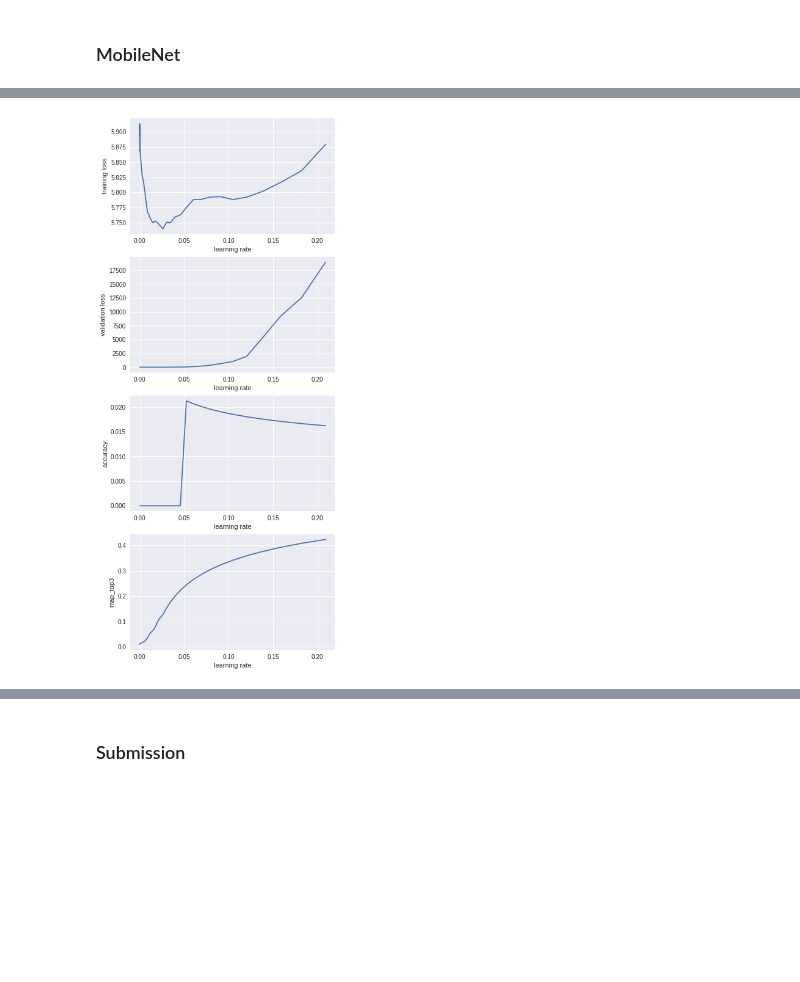
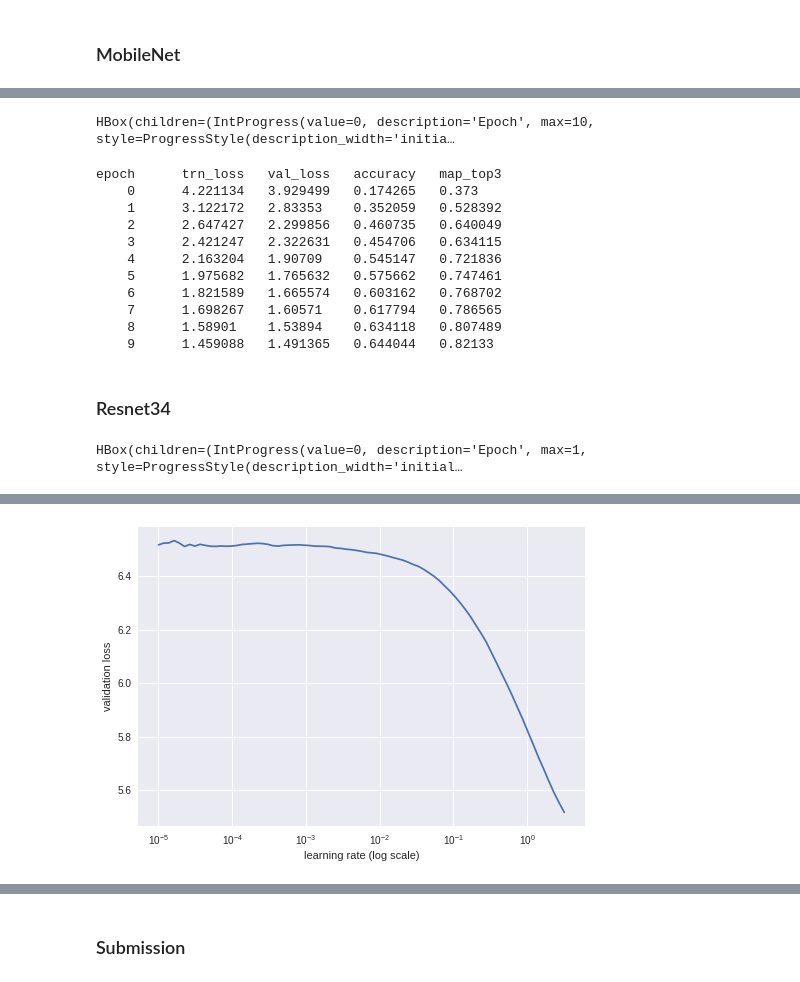
Before and after one commit to alexshuang/quickdraw_doodle_recognition, a Jupyter notebook: QuickDraw_starter.ipynb, the cells around one changed output, grey strips where cells are left out. Cells and saved outputs as stored; diff of their text form; code cells hidden in the pictures; blank space fills up the shorter version.

```diff
--- a/QuickDraw_starter.ipynb
+++ b/QuickDraw_starter.ipynb
@@ -246,0 +261,6 @@ md.c, md.classes[:3]
+# %%
+classes = np.unique(labels)
+# %%
+x_names = np.array(['train/' + o.name for o in fnames])
+test_x_names = np.array(['test/' + o.name for o in test_fnames])
+x_names[:2], test_x_names[:2]
@@ -246,0 +317,15 @@ md.c, md.classes[:3]
+# %%
+arch = resnet34
+bs = 640
+sz = 128
+
+aug_tfms = [
+    RandomFlip(),
+#     RandomRotate(5, p=0.5),
+    RandomLighting(0.05, 0.05)
+]
+
+tfms = tfms_from_model(arch, sz, aug_tfms=aug_tfms, max_zoom=1.05)
+ds = ImageData.get_ds(DrawingDataset, (trn_x, trn_y), (val_x, val_y), tfms, test=test_x_names, path=PATH, classes=classes)
+md = ImageData(PATH, ds, bs, num_workers=8, classes=classes)
+md.c, md.classes[:3]
@@ -306,4 +430,27 @@ learn.metrics = [accuracy, map_top3]
+# %%
+lr = 8e-2
+learn.fit(lr, 1, cycle_len=10, use_clr=(20, 10))
+learn.save(mn)
+# %% [output]
+HBox(children=(IntProgress(value=0, description='Epoch', max=10, style=ProgressStyle(description_width='initia…
+epoch      trn_loss   val_loss   accuracy   map_top3
+    0      4.221134   3.929499   0.174265   0.373
+    1      3.122172   2.83353    0.352059   0.528392
+    2      2.647427   2.299856   0.460735   0.640049
+    3      2.421247   2.322631   0.454706   0.634115
+    4      2.163204   1.90709    0.545147   0.721836
+    5      1.975682   1.765632   0.575662   0.747461
+    6      1.821589   1.665574   0.603162   0.768702
+    7      1.698267   1.60571    0.617794   0.786565
+    8      1.58901    1.53894    0.634118   0.807489
+    9      1.459088   1.491365   0.644044   0.82133
+# %% [markdown]
+### Resnet34
+# %%
+models = ConvnetBuilder(arch, len(classes), False, False)
+learn = ConvLearner(md, models)
 # %%
-learn.lr_find2(num_it=100)
-learn.sched.plot(0, 10)
+learn.lr_find()
+learn.sched.plot(0)
 # %% [output]
+HBox(children=(IntProgress(value=0, description='Epoch', max=1, style=ProgressStyle(description_width='initial…
@@ -310 +459 @@ learn.sched.plot(0, 10)
-[figure, old version]
+[figure, new version]
```
Also changed, not shown: parts of 74 cells of this notebook.
